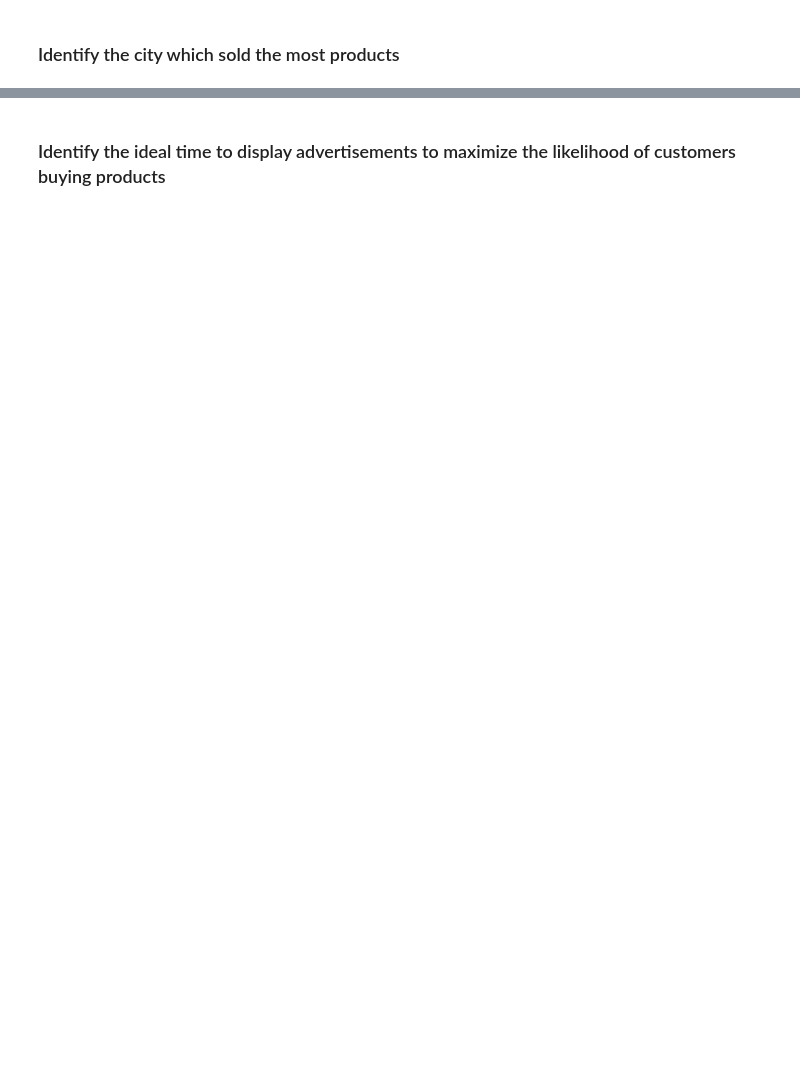
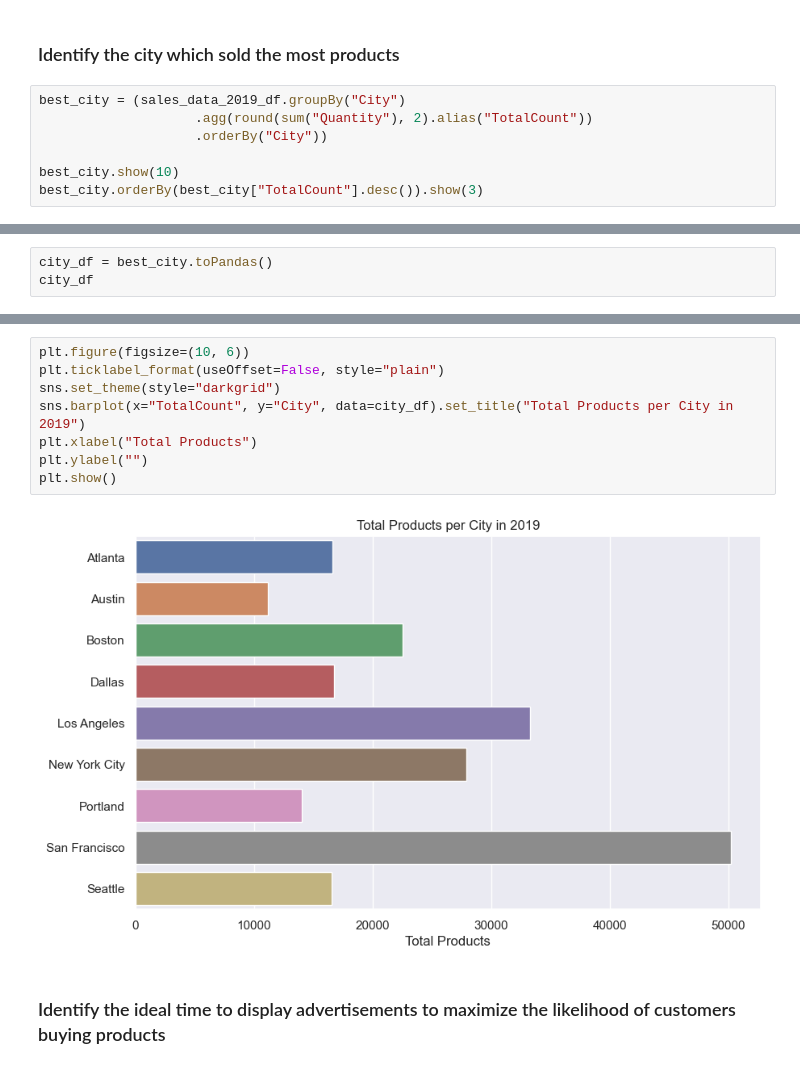
Before and after one commit to Cesar312/spark-data-engineering-and-analytics-with-python, a Jupyter notebook: sections/dataframes/Spark-Analytics-Sales.ipynb, the cells around one changed output, grey strips where cells are left out. Cells and saved outputs as stored; diff of their text form; blank space fills up the shorter version.

```diff
--- a/sections/dataframes/Spark-Analytics-Sales.ipynb
+++ b/sections/dataframes/Spark-Analytics-Sales.ipynb
@@ -334,2 +462,9 @@ Prerequisite: Read the Sales Data from the Parquet directory for the 2019 year o
 # %% [markdown]
 ### Identify the city which sold the most products
+# %%
+best_city = (sales_data_2019_df.groupBy("City")
+                    .agg(round(sum("Quantity"), 2).alias("TotalCount"))
+                    .orderBy("City"))
+
+best_city.show(10)
+best_city.orderBy(best_city["TotalCount"].desc()).show(3)
@@ -335,0 +489,3 @@ Prerequisite: Read the Sales Data from the Parquet directory for the 2019 year o
+# %%
+city_df = best_city.toPandas()
+city_df
@@ -336,2 +503,12 @@ Prerequisite: Read the Sales Data from the Parquet directory for the 2019 year o
+# %%
+plt.figure(figsize=(10, 6))
+plt.ticklabel_format(useOffset=False, style="plain")
+sns.set_theme(style="darkgrid")
+sns.barplot(x="TotalCount", y="City", data=city_df).set_title("Total Products per City in 2019")
+plt.xlabel("Total Products")
+plt.ylabel("")
+plt.show()
+# %% [output]
+[figure, added]
 # %% [markdown]
 ### Identify the ideal time to display advertisements to maximize the likelihood of customers buying products
```
Also changed, not shown: parts of 23 cells of this notebook.
